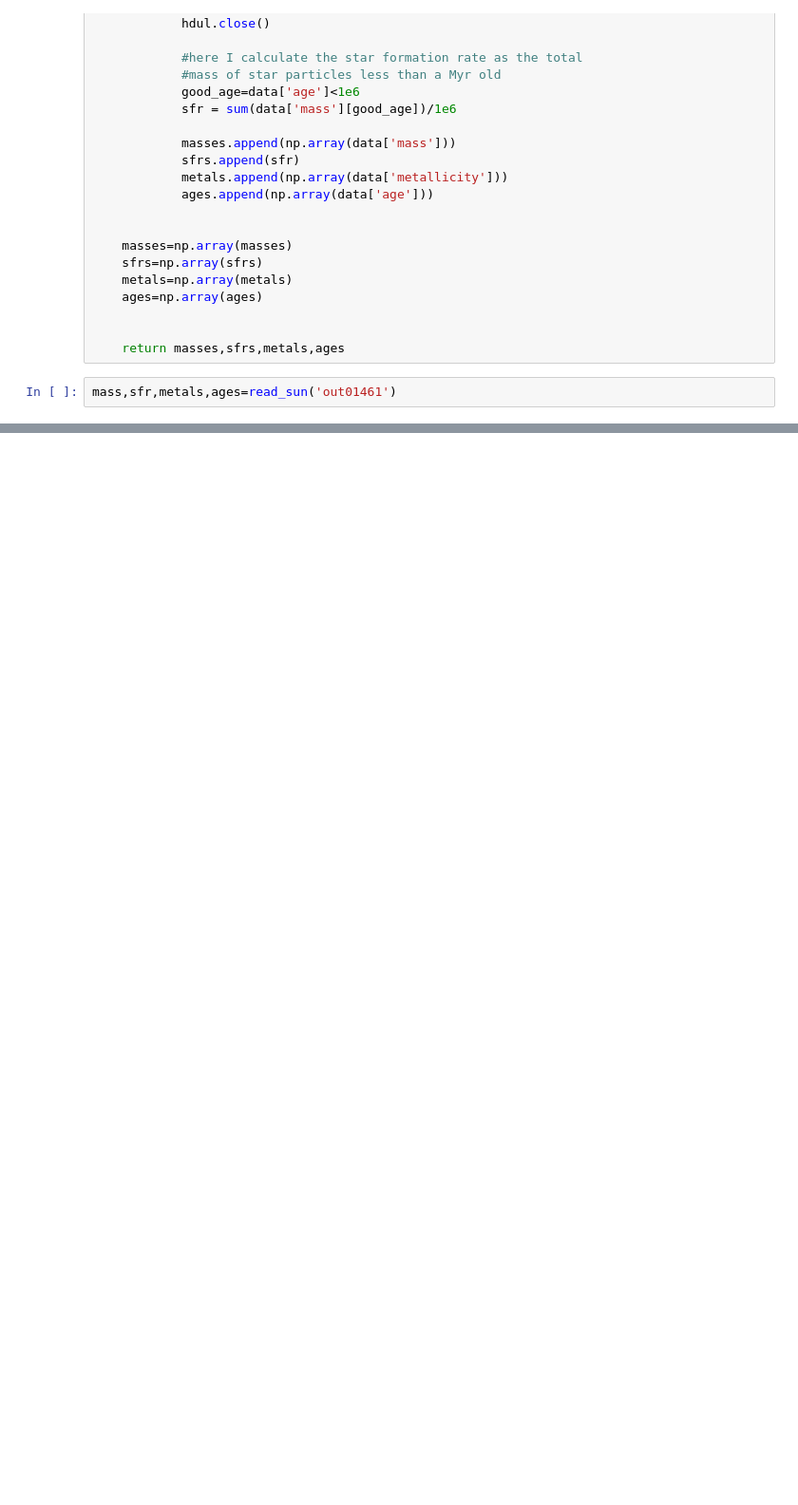
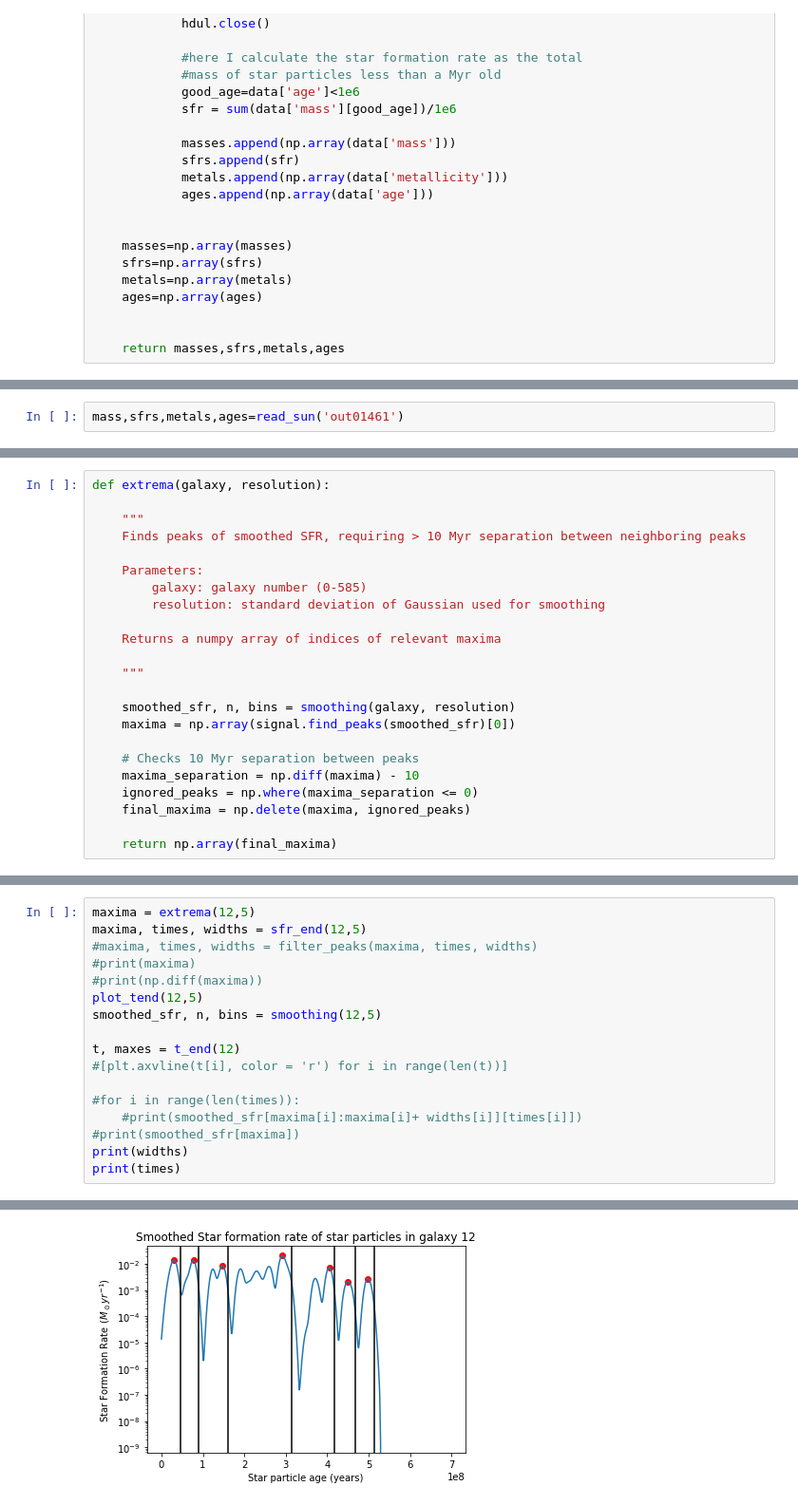
Before and after one commit to EBerzin/USRP2020, a Jupyter notebook: Star_Formation_History.ipynb, the cells around one changed output, grey strips where cells are left out. Shown at 95% size. Drawn from its saved outputs; the diff is of its cells as text; blank space fills up the shorter version.

```diff
--- a/Star_Formation_History.ipynb
+++ b/Star_Formation_History.ipynb
@@ -57,5 +59,3 @@ def read_sun(director):
 
 
     return masses,sfrs,metals,ages
-# %%
-mass,sfr,metals,ages=read_sun('out01461')
@@ -555,0 +62,2 @@ plt.plot(bins[:-1], smoothed2)
+# %%
+mass,sfrs,metals,ages=read_sun('out01461')
@@ -555,0 +191,23 @@ plt.plot(bins[:-1], smoothed2)
+# %%
+def extrema(galaxy, resolution):
+
+    """
+    Finds peaks of smoothed SFR, requiring > 10 Myr separation between neighboring peaks
+
+    Parameters:
+        galaxy: galaxy number (0-585)
+        resolution: standard deviation of Gaussian used for smoothing
+
+    Returns a numpy array of indices of relevant maxima
+
+    """
+
+    smoothed_sfr, n, bins = smoothing(galaxy, resolution)
+    maxima = np.array(signal.find_peaks(smoothed_sfr)[0])
+
+    # Checks 10 Myr separation between peaks
+    maxima_separation = np.diff(maxima) - 10
+    ignored_peaks = np.where(maxima_separation <= 0)
+    final_maxima = np.delete(maxima, ignored_peaks)
+
+    return np.array(final_maxima)
@@ -555,0 +413,18 @@ plt.plot(bins[:-1], smoothed2)
+# %%
+maxima = extrema(12,5)
+maxima, times, widths = sfr_end(12,5)
+#maxima, times, widths = filter_peaks(maxima, times, widths)
+#print(maxima)
+#print(np.diff(maxima))
+plot_tend(12,5)
+smoothed_sfr, n, bins = smoothing(12,5)
+
+t, maxes = t_end(12)
+#[plt.axvline(t[i], color = 'r') for i in range(len(t))]
+
+#for i in range(len(times)):
+    #print(smoothed_sfr[maxima[i]:maxima[i]+ widths[i]][times[i]])
+#print(smoothed_sfr[maxima])
+print(widths)
+print(times)
+# %% [output]
@@ -555,0 +437 @@ plt.plot(bins[:-1], smoothed2)
+[figure, added]
```
Also changed, not shown: parts of 36 cells of this notebook.
